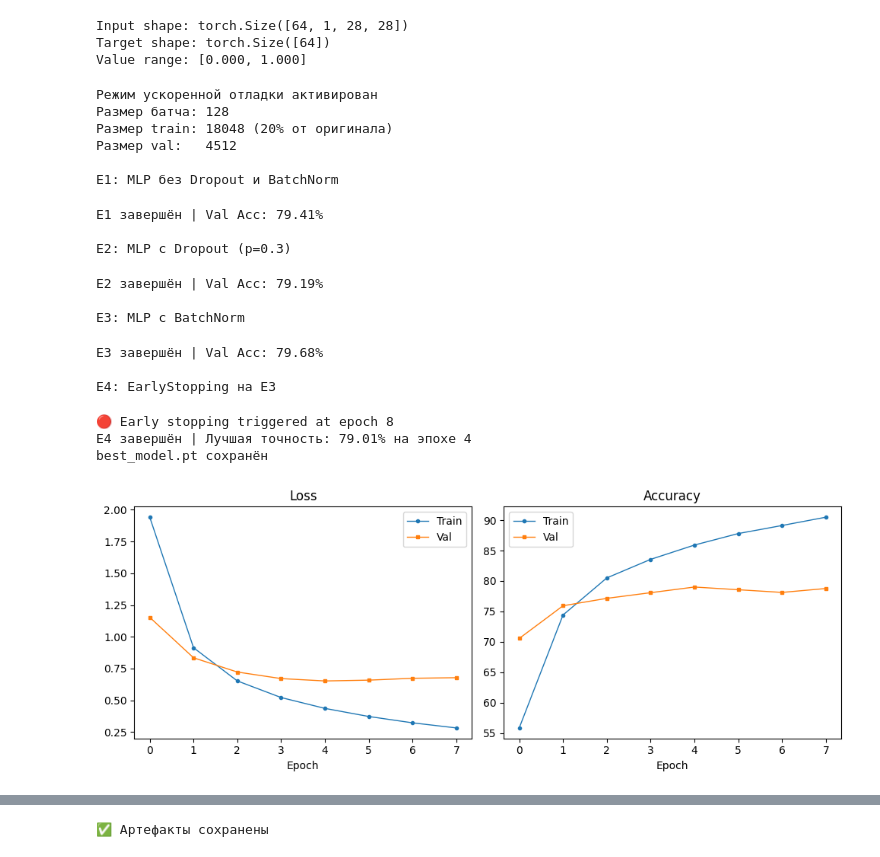
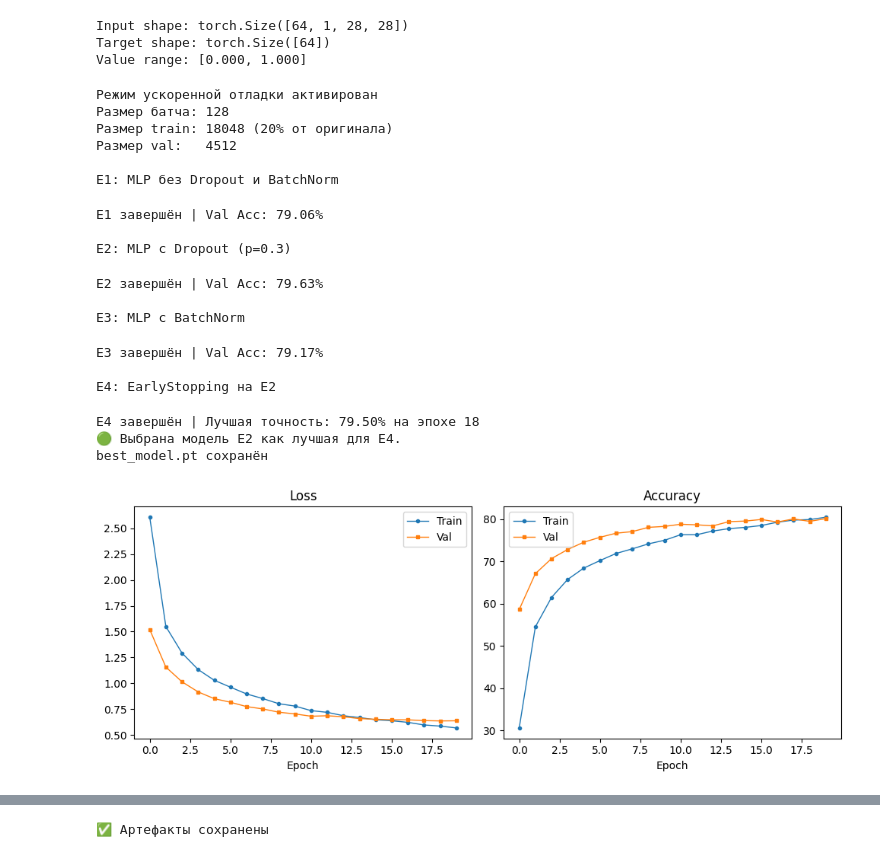
Before and after one commit to Vlad-crypto212/mirea-aie-2025, a Jupyter notebook: homeworks/HW08-09/HW08-09.ipynb, the cells around one changed output, grey strips where cells are left out. Cells and saved outputs as stored; diff of their text form; code cells hidden in the pictures.

```diff
--- a/homeworks/HW08-09/HW08-09.ipynb
+++ b/homeworks/HW08-09/HW08-09.ipynb
@@ -335,44 +403,56 @@ results.append({
     "best_val_loss": log_e4["best_val_loss"]
 })
 
+# Определяем, какая из моделей (E2 или E3) была выбрана как лучшая
+if log_e2["best_val_acc"] >= log_e3["best_val_acc"]:
+    best_exp = "E2"
+    use_dropout = True
+    use_bn = False
+else:
+    best_exp = "E3"
+    use_dropout = False
+    use_bn = True
+
+print(f"🟢 Выбрана модель {best_exp} как лучшая для E4.")
+
 # Сохраняем лучшую модель
 torch.save(log_e4["best_state"], "artifacts/best_model.pt")
 print("best_model.pt сохранён")
 
 # График
 plt.figure(figsize=(10, 4))
 plt.subplot(1, 2, 1)
 plt.plot(log_e4['train_losses'], label='Train', marker='o', lw=1, ms=3)
 plt.plot(log_e4['val_losses'], label='Val', marker='s', lw=1, ms=3)
 plt.legend(); plt.title("Loss"); plt.xlabel("Epoch")
 
 plt.subplot(1, 2, 2)
 plt.plot(log_e4['train_accs'], label='Train', marker='o', lw=1, ms=3)
 plt.plot(log_e4['val_accs'], label='Val', marker='s', lw=1, ms=3)
 plt.legend(); plt.title("Accuracy"); plt.xlabel("Epoch")
 plt.tight_layout()
 plt.savefig("artifacts/figures/curves_best.png")
 plt.show()
 # %% [output]
 Режим ускоренной отладки активирован
 Размер батча: 128
 Размер train: 18048 (20% от оригинала)
 Размер val:   4512
 
 E1: MLP без Dropout и BatchNorm
-E1 завершён | Val Acc: 79.41%
+E1 завершён | Val Acc: 79.06%
 
 E2: MLP с Dropout (p=0.3)
-E2 завершён | Val Acc: 79.19%
+E2 завершён | Val Acc: 79.63%
 
 E3: MLP с BatchNorm
-E3 завершён | Val Acc: 79.68%
+E3 завершён | Val Acc: 79.17%
 
-E4: EarlyStopping на E3
+E4: EarlyStopping на E2
-🔴 Early stopping triggered at epoch 8
-E4 завершён | Лучшая точность: 79.01% на эпохе 4
+E4 завершён | Лучшая точность: 79.50% на эпохе 18
+🟢 Выбрана модель E2 как лучшая для E4.
 best_model.pt сохранён
-[figure, old version]
+[figure, new version]
 # %%
 # 🔹 O1: Слишком большой LR
 print("O1: Слишком большой LR (lr=0.1)")
```
Also changed, not shown: parts of 4 cells of this notebook, 6 other files.
